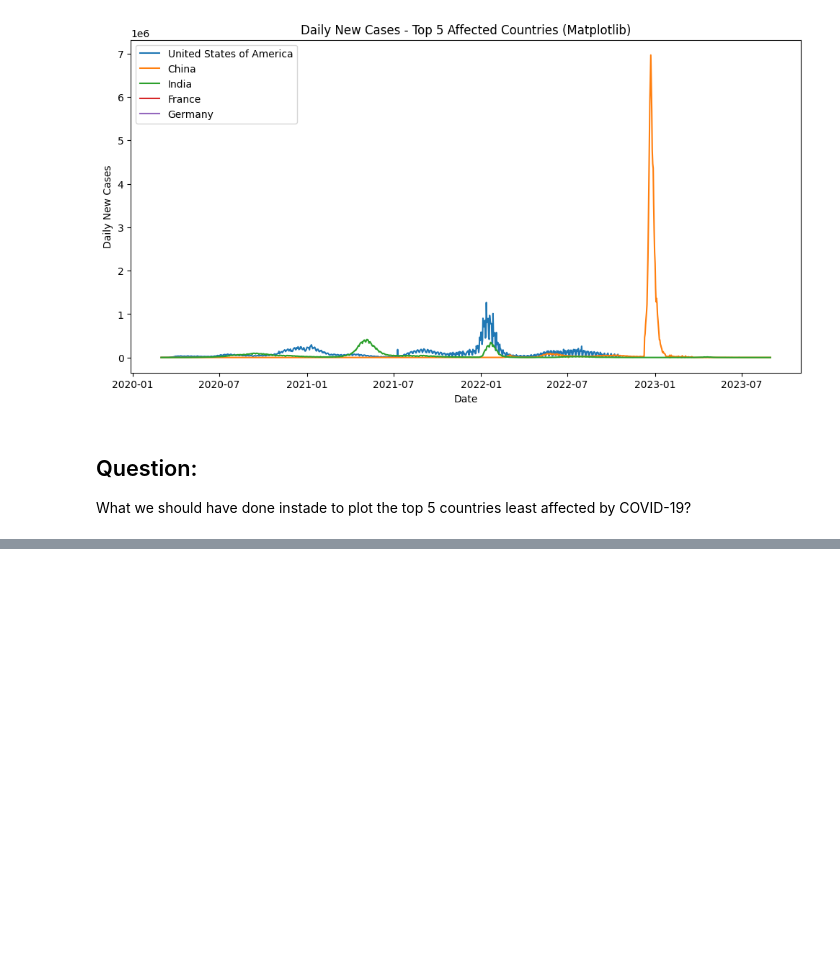
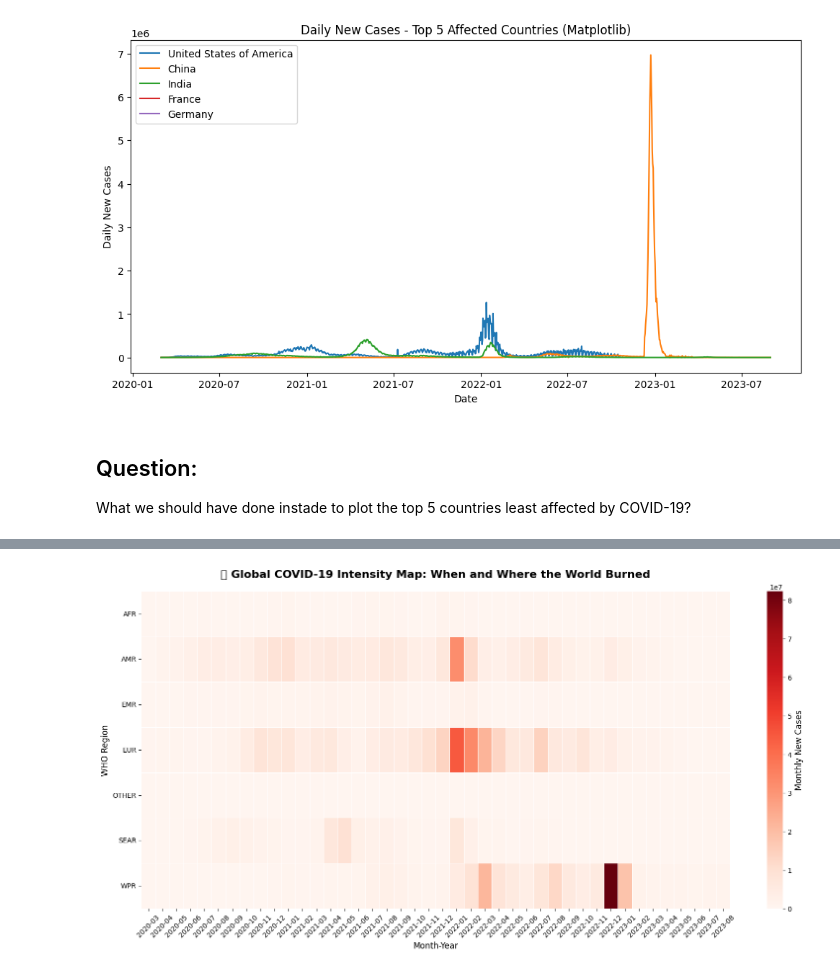
Before and after one commit to 22f2001443/ideas_internship_notebook, a Jupyter notebook: notebook_1_covid19_TS/Visualizing_Time_Series_Dataset_COVID_19_Data_V2.ipynb, the cells around one changed output, grey strips where cells are left out. Cells and saved outputs as stored; diff of their text form; code cells hidden in the pictures; blank space fills up the shorter version.

```diff
--- a/notebook_1_covid19_TS/Visualizing_Time_Series_Dataset_COVID_19_Data_V2.ipynb
+++ b/notebook_1_covid19_TS/Visualizing_Time_Series_Dataset_COVID_19_Data_V2.ipynb
@@ -228,0 +318,38 @@ What we should have done instade to plot the top 5 countries least affected by C
+# %%
+#Create a powerful heatmap showing intensity across regions and time
+# Create monthly data for cleaner visualization
+df_monthly = df_covid_trimmed.copy()
+df_monthly['Month_Year'] = df_monthly['Date_reported'].dt.to_period('M')
+
+# Aggregate by WHO region and month
+heatmap_data = df_monthly.groupby(['WHO_region', 'Month_Year'])['New_cases'].sum().reset_index()
+heatmap_pivot = heatmap_data.pivot(index='WHO_region', columns='Month_Year', values='New_cases')
+
+# Fill missing values with 0
+heatmap_pivot = heatmap_pivot.fillna(0)
+
+# Create the heatmap
+plt.figure(figsize=(16, 8))
+
+# Use a dramatic color scheme
+sns.heatmap(heatmap_pivot,
+            cmap='Reds',
+            cbar_kws={'label': 'Monthly New Cases'},
+            linewidths=0.5,
+            linecolor='white')
+
+plt.title('🔥 Global COVID-19 Intensity Map: When and Where the World Burned',
+    fontsize=16, fontweight='bold', pad=20)
+plt.xlabel('Month-Year', fontsize=12)
+plt.ylabel('WHO Region', fontsize=12)
+plt.xticks(rotation=45)
+plt.yticks(rotation=0)
+
+# Add colorbar label
+cbar = plt.gca().collections[0].colorbar
+cbar.ax.yaxis.label.set_size(12)
+
+plt.tight_layout()
+plt.show()
+# %% [output]
+[figure, added]
```
Also changed, not shown: parts of 23 cells of this notebook.
